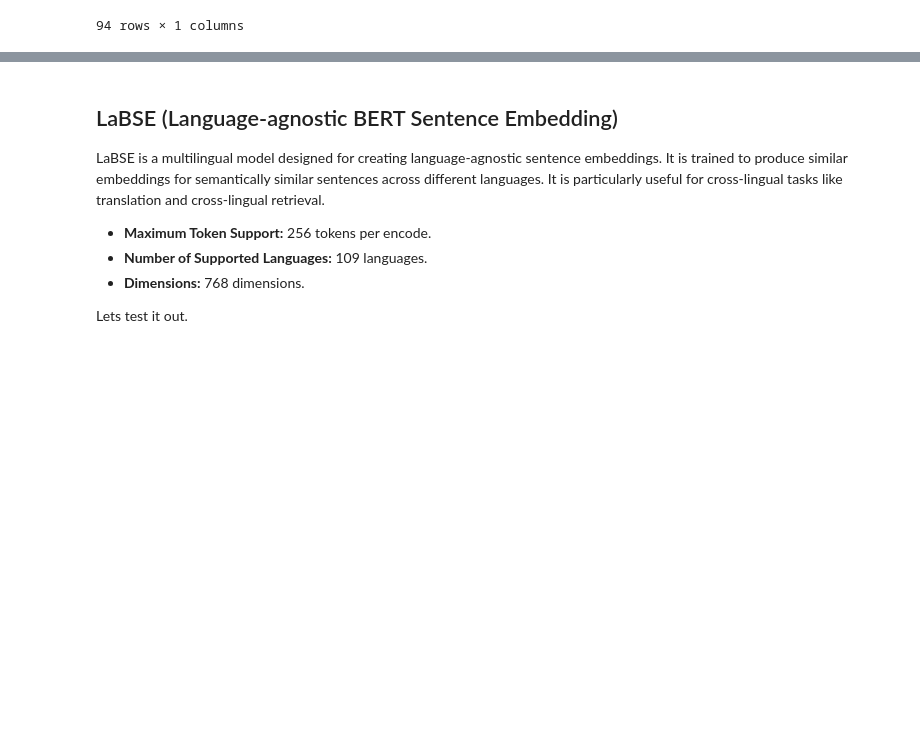
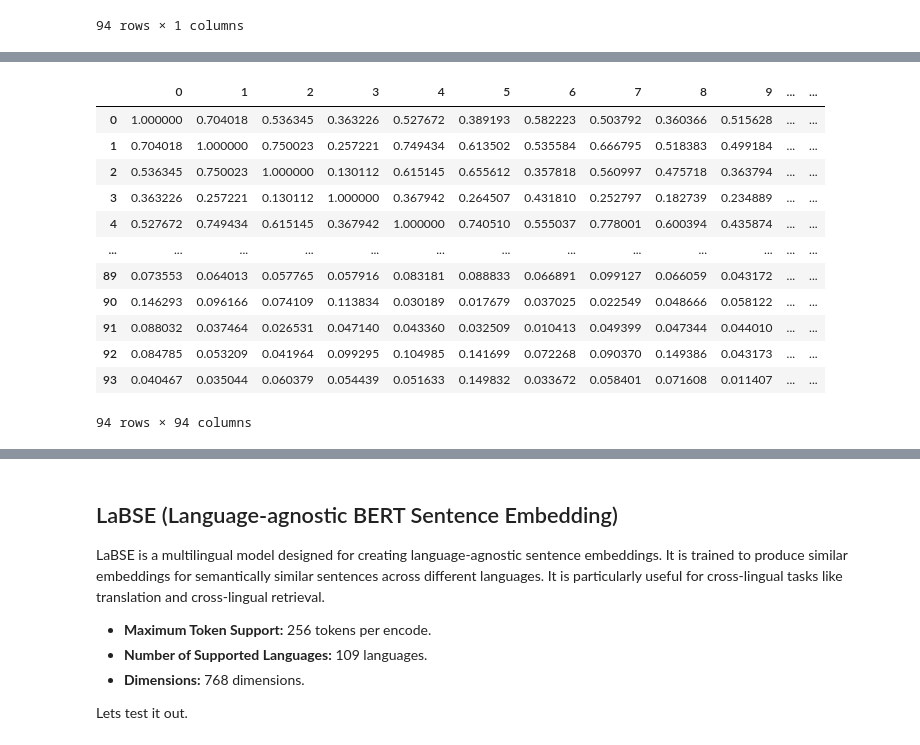
Before and after one commit to woxane/Rag-System, a Jupyter notebook: multilingual-embedding-test/multilingual-test.ipynb, the cells around one changed output, grey strips where cells are left out. Drawn from its saved outputs; the diff is of its cells as text; code cells hidden in the pictures; blank space fills up the shorter version.

```diff
--- a/multilingual-embedding-test/multilingual-test.ipynb
+++ b/multilingual-embedding-test/multilingual-test.ipynb
@@ -92,0 +184,27 @@ class test_model:
+# %%
+from sklearn.metrics.pairwise import cosine_similarity
+
+standard_similarities = pd.DataFrame(index=list(range(len(standard_embeddings))), columns=list(range(len(standard_embeddings))), dtype=float)
+
+for num_col in range(len(standard_embeddings)):
+    for num_row in range(len(standard_embeddings)):
+        a = standard_embeddings[num_col]
+        b = standard_embeddings[num_row]
+
+        standard_similarities.loc[num_col, num_row] = cosine_similarity(np.array([a]), np.array([b]))
+
+standard_similarities
+# %% [output]
+|  | 0 | 1 | 2 | 3 | 4 | 5 | 6 | 7 | 8 | 9 | ... | ... |
+| 0 | 1.000000 | 0.704018 | 0.536345 | 0.363226 | 0.527672 | 0.389193 | 0.582223 | 0.503792 | 0.360366 | 0.515628 | ... | ... |
+| 1 | 0.704018 | 1.000000 | 0.750023 | 0.257221 | 0.749434 | 0.613502 | 0.535584 | 0.666795 | 0.518383 | 0.499184 | ... | ... |
+| 2 | 0.536345 | 0.750023 | 1.000000 | 0.130112 | 0.615145 | 0.655612 | 0.357818 | 0.560997 | 0.475718 | 0.363794 | ... | ... |
+| 3 | 0.363226 | 0.257221 | 0.130112 | 1.000000 | 0.367942 | 0.264507 | 0.431810 | 0.252797 | 0.182739 | 0.234889 | ... | ... |
+| 4 | 0.527672 | 0.749434 | 0.615145 | 0.367942 | 1.000000 | 0.740510 | 0.555037 | 0.778001 | 0.600394 | 0.435874 | ... | ... |
+| ... | ... | ... | ... | ... | ... | ... | ... | ... | ... | ... | ... | ... |
+| 89 | 0.073553 | 0.064013 | 0.057765 | 0.057916 | 0.083181 | 0.088833 | 0.066891 | 0.099127 | 0.066059 | 0.043172 | ... | ... |
+| 90 | 0.146293 | 0.096166 | 0.074109 | 0.113834 | 0.030189 | 0.017679 | 0.037025 | 0.022549 | 0.048666 | 0.058122 | ... | ... |
+| 91 | 0.088032 | 0.037464 | 0.026531 | 0.047140 | 0.043360 | 0.032509 | 0.010413 | 0.049399 | 0.047344 | 0.044010 | ... | ... |
+| 92 | 0.084785 | 0.053209 | 0.041964 | 0.099295 | 0.104985 | 0.141699 | 0.072268 | 0.090370 | 0.149386 | 0.043173 | ... | ... |
+| 93 | 0.040467 | 0.035044 | 0.060379 | 0.054439 | 0.051633 | 0.149832 | 0.033672 | 0.058401 | 0.071608 | 0.011407 | ... | ... |
+94 rows × 94 columns
```
Also changed, not shown: parts of 29 cells of this notebook.
